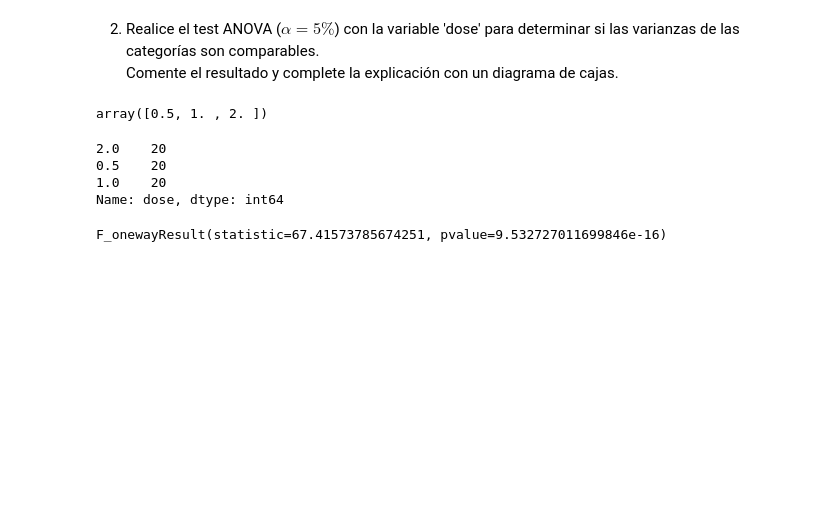
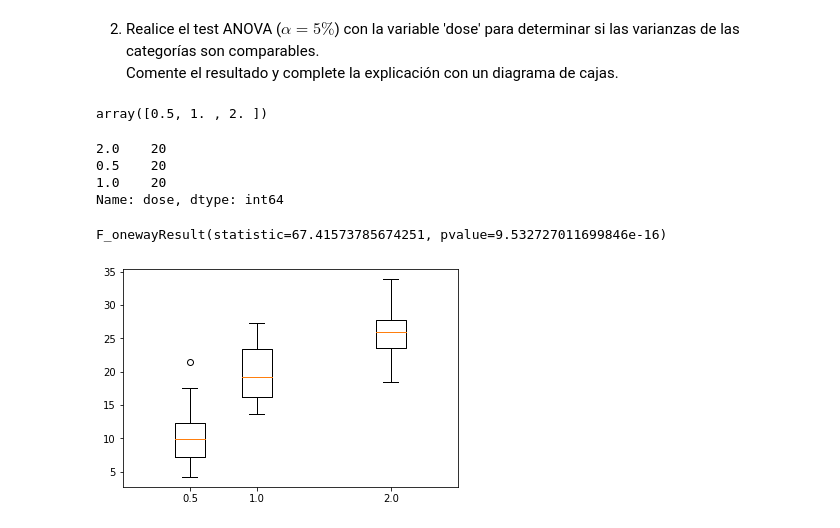
Before and after one commit to AndreaMendez09/Samsung-IA, a Jupyter notebook: 3.Ejercicios completados/2. Ejercicios obligatorios/Entregable 3 Estadistica Probabilidad/ProblemaO4.ipynb, the cells around one changed output. Cells and saved outputs as stored; diff of their text form; code cells hidden in the pictures; blank space fills up the shorter version.

```diff
--- a/3.Ejercicios completados/2. Ejercicios obligatorios/Entregable 3 Estadistica Probabilidad/ProblemaO4.ipynb
+++ b/3.Ejercicios completados/2. Ejercicios obligatorios/Entregable 3 Estadistica Probabilidad/ProblemaO4.ipynb
@@ -93,0 +99,6 @@ F_onewayResult(statistic=67.41573785674251, pvalue=9.532727011699846e-16)
+# %%
+# Diagrama de cajas.
+plt.boxplot([df[df.dose == 0.5].len,df[df.dose == 1.0].len,df[df.dose == 2.0].len],  positions=[0.5,1,2])
+plt.show()
+# %% [output]
+[figure, added]
```
Also changed, not shown: parts of 4 cells of this notebook, 11 other files.
